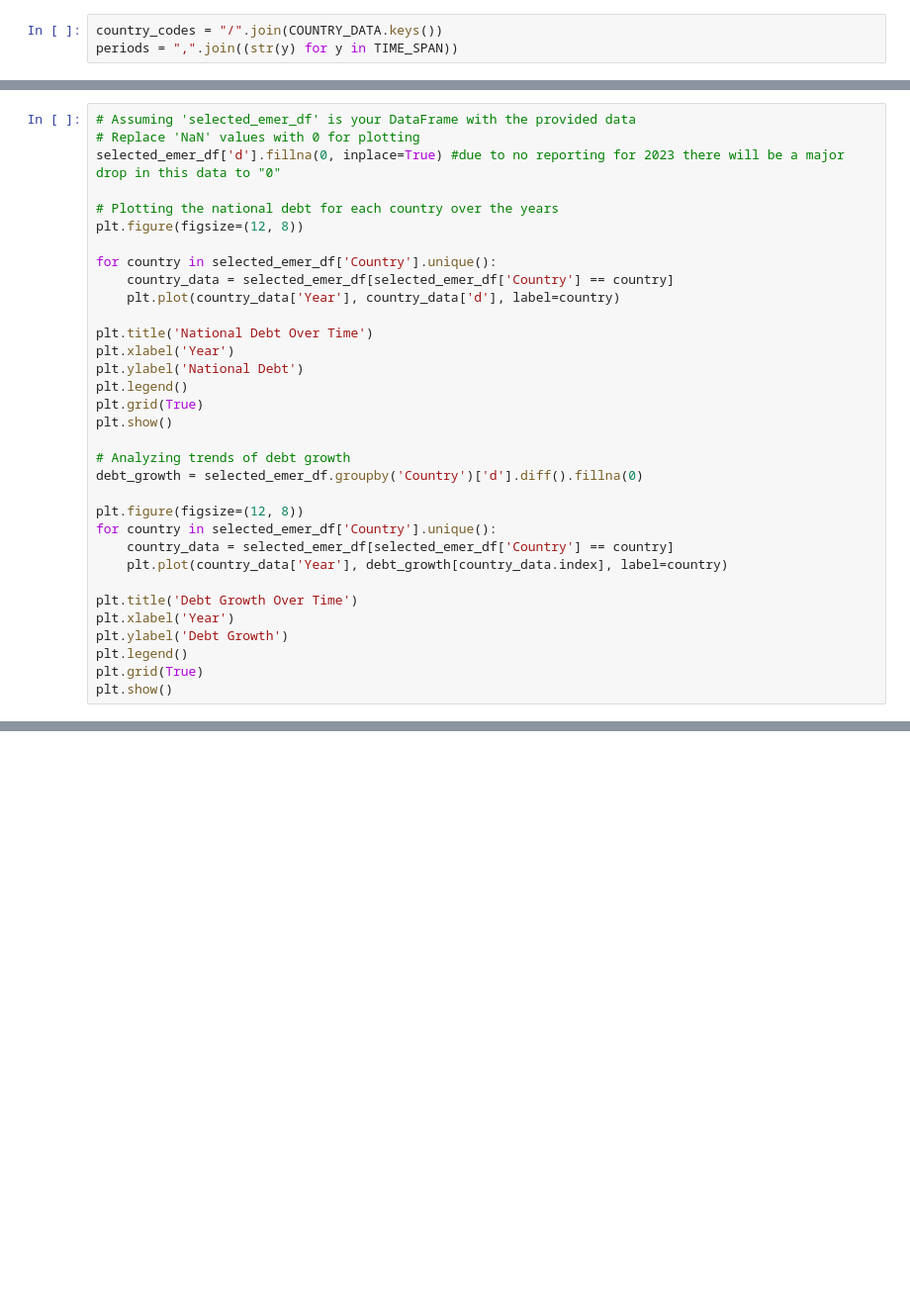
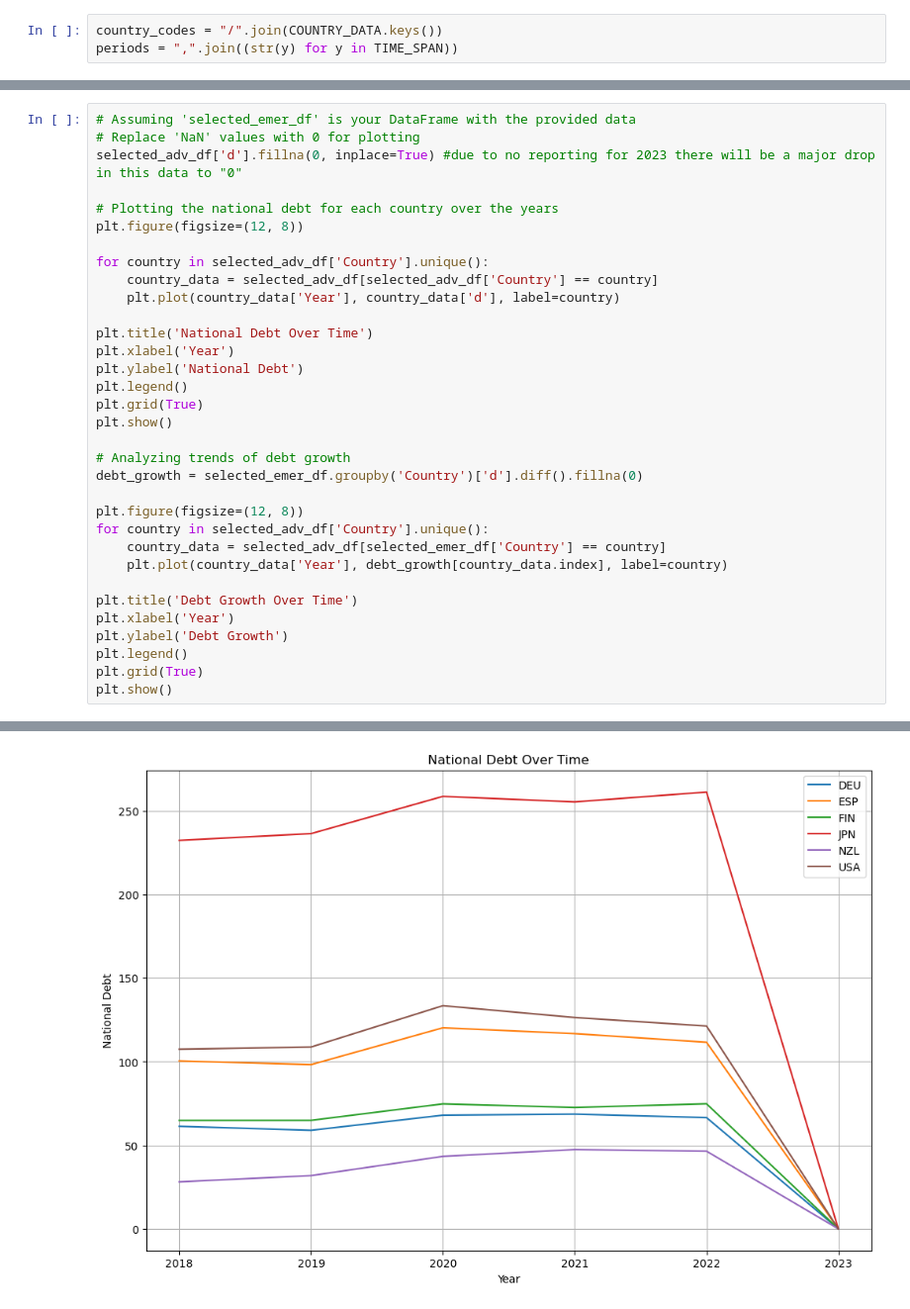
Before and after one commit to eaccooper5/project_1, a Jupyter notebook: TEST1erin.ipynb, the cells around one changed output, grey strips where cells are left out. Shown at 99% size. Cells and saved outputs as stored; diff of their text form; blank space fills up the shorter version.

Commit message:
updated cleaned code now without duplicate emerging economy graphs. current version has advanced economy line graph as well.

```diff
--- a/TEST1erin.ipynb
+++ b/TEST1erin.ipynb
@@ -129,13 +177,13 @@ selected_emer_df
 # %%
 # Assuming 'selected_emer_df' is your DataFrame with the provided data
 # Replace 'NaN' values with 0 for plotting
-selected_emer_df['d'].fillna(0, inplace=True) #due to no reporting for 2023 there will be a major drop in this data to "0"
+selected_adv_df['d'].fillna(0, inplace=True) #due to no reporting for 2023 there will be a major drop in this data to "0"
 
 # Plotting the national debt for each country over the years
 plt.figure(figsize=(12, 8))
 
-for country in selected_emer_df['Country'].unique():
-    country_data = selected_emer_df[selected_emer_df['Country'] == country]
+for country in selected_adv_df['Country'].unique():
+    country_data = selected_adv_df[selected_adv_df['Country'] == country]
     plt.plot(country_data['Year'], country_data['d'], label=country)
 
 plt.title('National Debt Over Time')
@@ -149,8 +197,8 @@ plt.show()
 debt_growth = selected_emer_df.groupby('Country')['d'].diff().fillna(0)
 
 plt.figure(figsize=(12, 8))
-for country in selected_emer_df['Country'].unique():
-    country_data = selected_emer_df[selected_emer_df['Country'] == country]
+for country in selected_adv_df['Country'].unique():
+    country_data = selected_adv_df[selected_emer_df['Country'] == country]
     plt.plot(country_data['Year'], debt_growth[country_data.index], label=country)
 
 plt.title('Debt Growth Over Time')
@@ -159,3 +207,4 @@ plt.ylabel('Debt Growth')
 plt.legend()
 plt.grid(True)
 plt.show()
+# %% [output]
@@ -161,0 +215 @@ plt.show()
+[figure, added]
```
Also changed, not shown: parts of 6 cells of this notebook.
